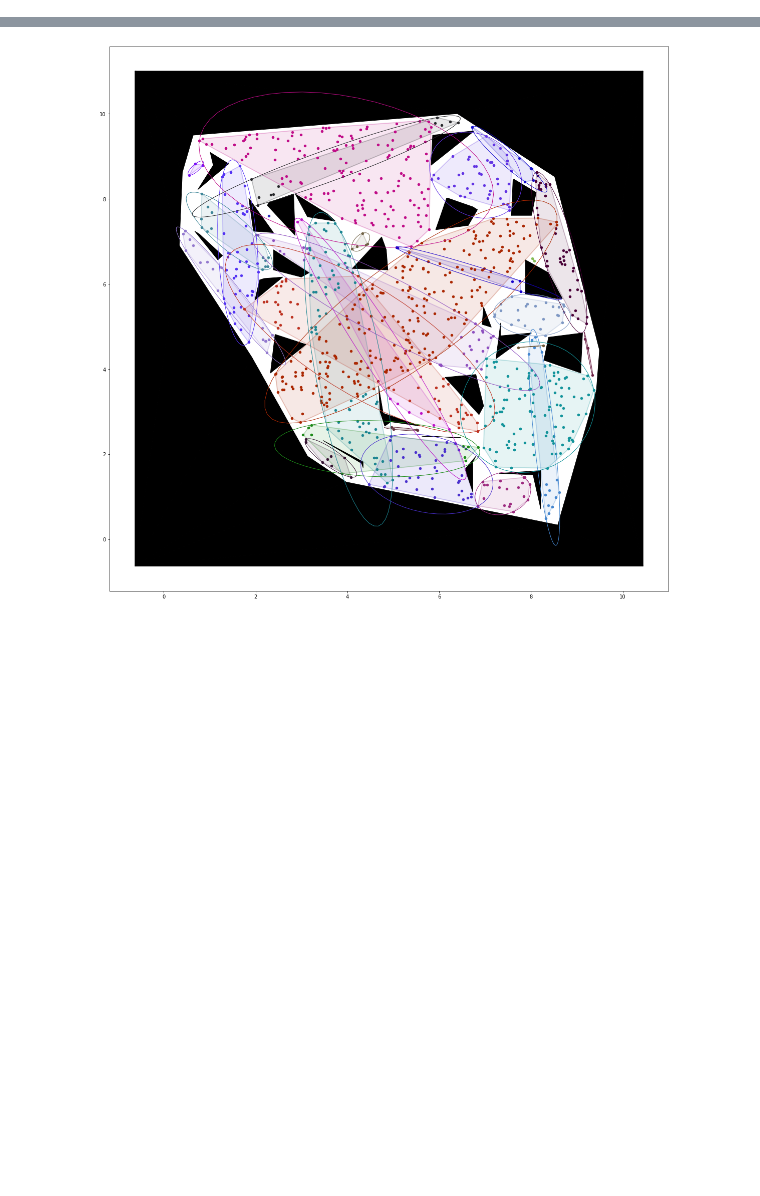
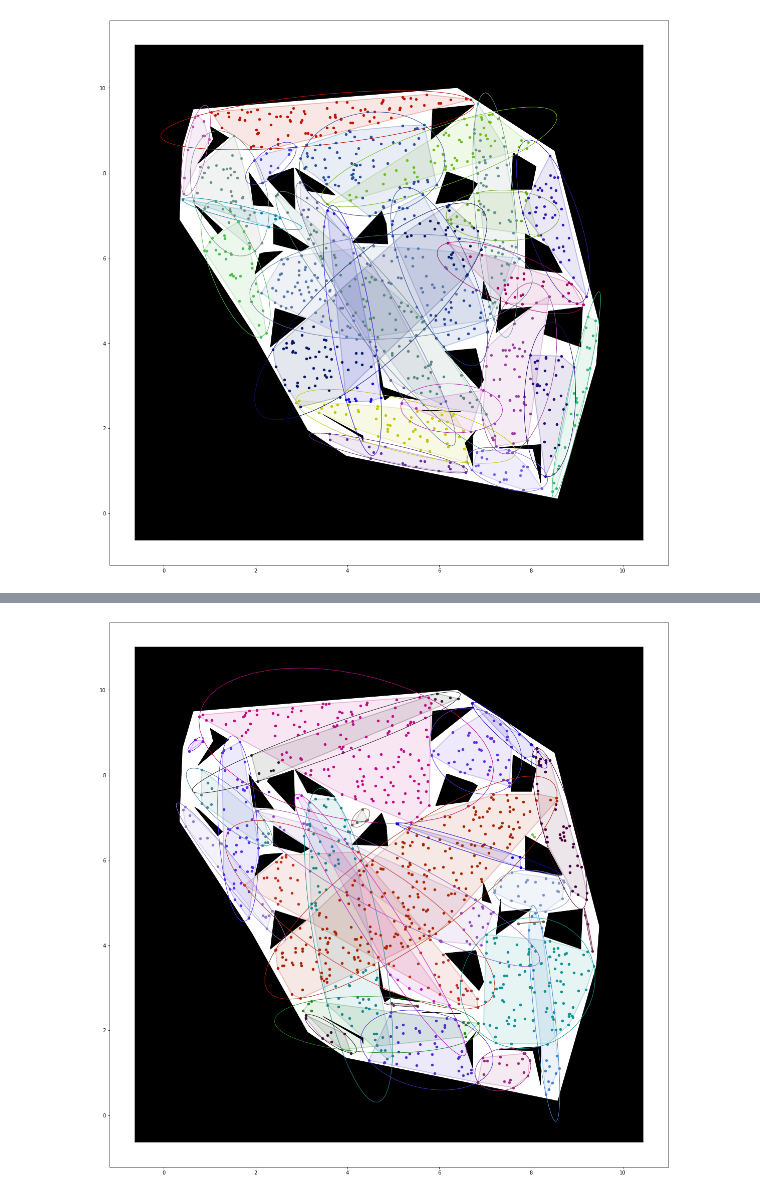
Before and after one commit to wernerpe/visiris, a Jupyter notebook: cgshop_clique_seeding.ipynb, the cells around one changed output, grey strips where cells are left out. Saved outputs shown, nothing was run; the diff lists cells and outputs as text; code cells hidden in the pictures; blank space fills up the shorter version.

```diff
--- a/cgshop_clique_seeding.ipynb
+++ b/cgshop_clique_seeding.ipynb
@@ -51,7 +51,7 @@ from pydrake.all import (MathematicalProgram, SolverOptions,
 			            Solve, CommonSolverOption)
 
 from ellipse_utils import get_lj_ellipse
-
+import networkx as nx
 def collision(pt):
     return world.visible(pt,pt)
 
@@ -88,10 +88,19 @@ def compute_minimum_clique_partition(adj_mat):
 
 def greedy_clique_partition(adj_mat):
     n = len(adj_mat)
-    result = [-1] * n
+
     adj_compl = 1- adj_mat
     np.fill_diagonal(adj_compl, 0)
+    graph = nx.Graph(adj_compl)
+    sol = nx.greedy_color(graph, strategy='largest_first', interchange=True)
 
+    colors= [sol[i] for i in range(n)]
+    unique_colors = list(set(colors))
+    cliques = []
+    nr_cliques = len(unique_colors)
+    for col in unique_colors:
+        cliques.append(np.where(np.array(colors) == col)[0])
+    return nr_cliques, cliques
     # Sort the vertices based on their degree (number of connections)
     sorted_vertices = sorted(range(n), key=lambda x: sum(adj_mat[x]), reverse=True)
 
@@ -243,3 +235,34 @@ compute_coverage(regions)
+# %%
+from utils import generate_random_colors
+from seeding_utils import sorted_vertices
+from ellipse_utils import plot_ellipse
+fig,ax = plt.subplots(figsize = (20,20))
+ax.scatter(pts[:, 0], pts[:,1], c = 'k', s = 5)
+#ax.scatter(pts[ind_set_idx, 0], pts[ind_set_idx,1], c = 'r', s = 10, zorder = 10)
+# for k in kernels:
+#     ax.scatter(pts[k, 0], pts[k, 1], s = 200)
+
+colors = generate_random_colors(len(cliques))
+for idx, c in enumerate(cliques):
+    colc = colors[idx]
+    seed_pol = seed_polys[idx]
+    seed_ell = seed_ellipses[idx]
+    scatter_plot = ax.scatter(pts[c, 0], pts[c, 1], s = 20, color = colc)
+    #add edges from the center of each clique
+    center = c[0]
+    # for ci in c[1:]:
+    #     ax.plot([pts[center,0], pts[ci,0]],[pts[center,1], pts[ci,1]], linewidth=1, c = colc)
+
+    if seed_pol is not None:
+        v = sorted_vertices(seed_pol).T#s
+        v = np.concatenate((v, v[0,:].reshape(1,-1)), axis=0)
+        p = ax.plot(v[:,0], v[:,1], linewidth = 2, alpha = 0.2, c = colc, zorder = 0)
+
+        ax.fill(v[:,0], v[:,1], alpha = 0.1, c = p[0].get_color(), zorder = 0)
+    if seed_ell is not None:plot_ellipse(ax, seed_ell, 50, color = colc)
+world.plot_cfree(ax)
+# %% [output]
+[figure, added]
 # %%
 from utils import generate_maximally_different_colors
 from seeding_utils import sorted_vertices
```
Also changed, not shown: parts of 7 cells of this notebook, 7 other files.
